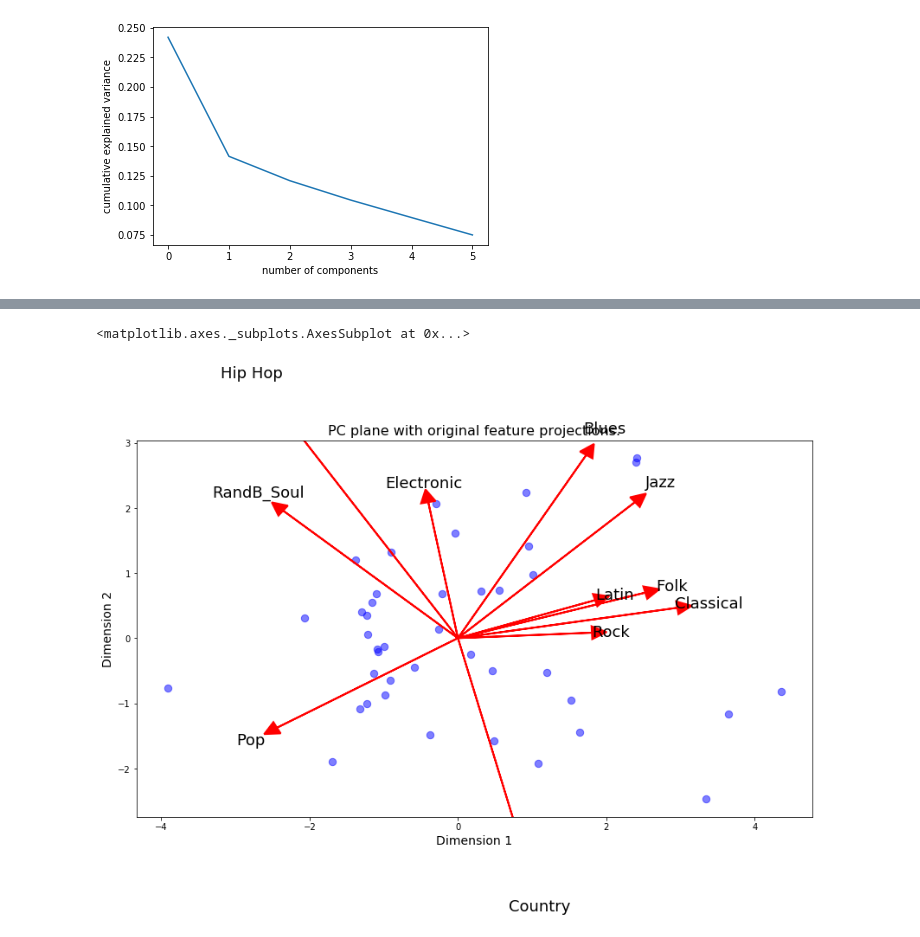
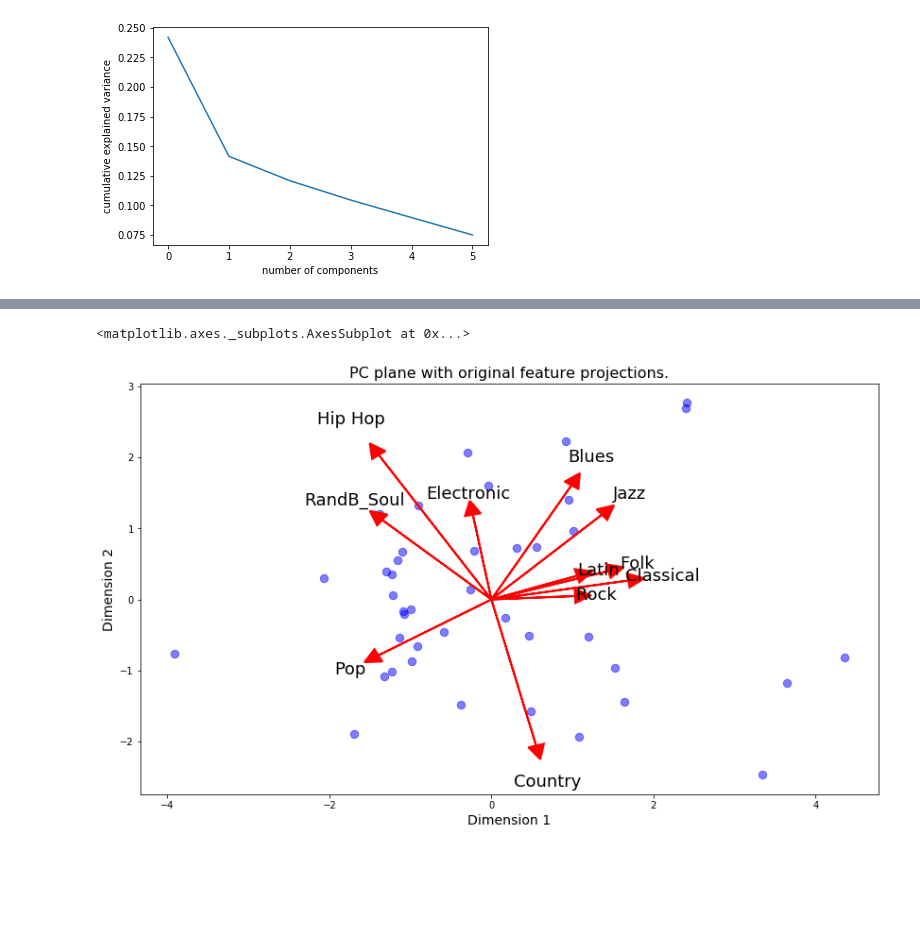
Before and after one commit to anhnguyendepocen/si370, a Jupyter notebook: 370_13_Dimension_Reduction-complete.ipynb, the cells around one changed output, grey strips where cells are left out. Cells and saved outputs as stored; diff of their text form; code cells hidden in the pictures; blank space fills up the shorter version.

Commit message:
Revisions to dimension reduction

```diff
--- a/370_13_Dimension_Reduction-complete.ipynb
+++ b/370_13_Dimension_Reduction-complete.ipynb
@@ -304,31 +292,38 @@ plt.show()
 ![](resources/pca/Slide73.png)
 # %% [markdown]
 ![](resources/pca/Slide74.png)
+# %%
+# creating a biplot
+
+pca = PCA(n_components=2).fit(data)
+reduced_data = pca.transform(data)
+pca_samples = pca.transform(data)
+reduced_data = pd.DataFrame(reduced_data, columns = ['Dimension 1', 'Dimension 2'])
 # %%
 
 def biplot(data, reduced_data, pca):
 
     fig, ax = plt.subplots(figsize = (14,8))
 
     # scatterplot of the reduced data
     ax.scatter(x=reduced_data.loc[:, 'Dimension 1'], y=reduced_data.loc[:, 'Dimension 2'], facecolors='b', edgecolors='b', s=70, alpha=0.5)
 
     feature_vectors = pca.components_.T
 
     # using scaling factors to make the arrows
-    arrow_size, text_pos = 7.0, 8.0,
+    arrow_size, text_pos = 4.0, 5.0,
 
     # projections of the original features
     for i, v in enumerate(feature_vectors):
         ax.arrow(0, 0, arrow_size*v[0], arrow_size*v[1], head_width=0.2, head_length=0.2, linewidth=2, color='red')
         ax.text(v[0]*text_pos, v[1]*text_pos, data.columns[i], color='black', ha='center', va='center', fontsize=18)
 
     ax.set_xlabel("Dimension 1", fontsize=14)
     ax.set_ylabel("Dimension 2", fontsize=14)
     ax.set_title("PC plane with original feature projections.", fontsize=16);
     return ax
 
 biplot(data, reduced_data, pca)
 # %% [output]
 <matplotlib.axes._subplots.AxesSubplot at 0x...>
-[figure, old version]
+[figure, new version]
```
Also changed, not shown: parts of 16 cells of this notebook.
